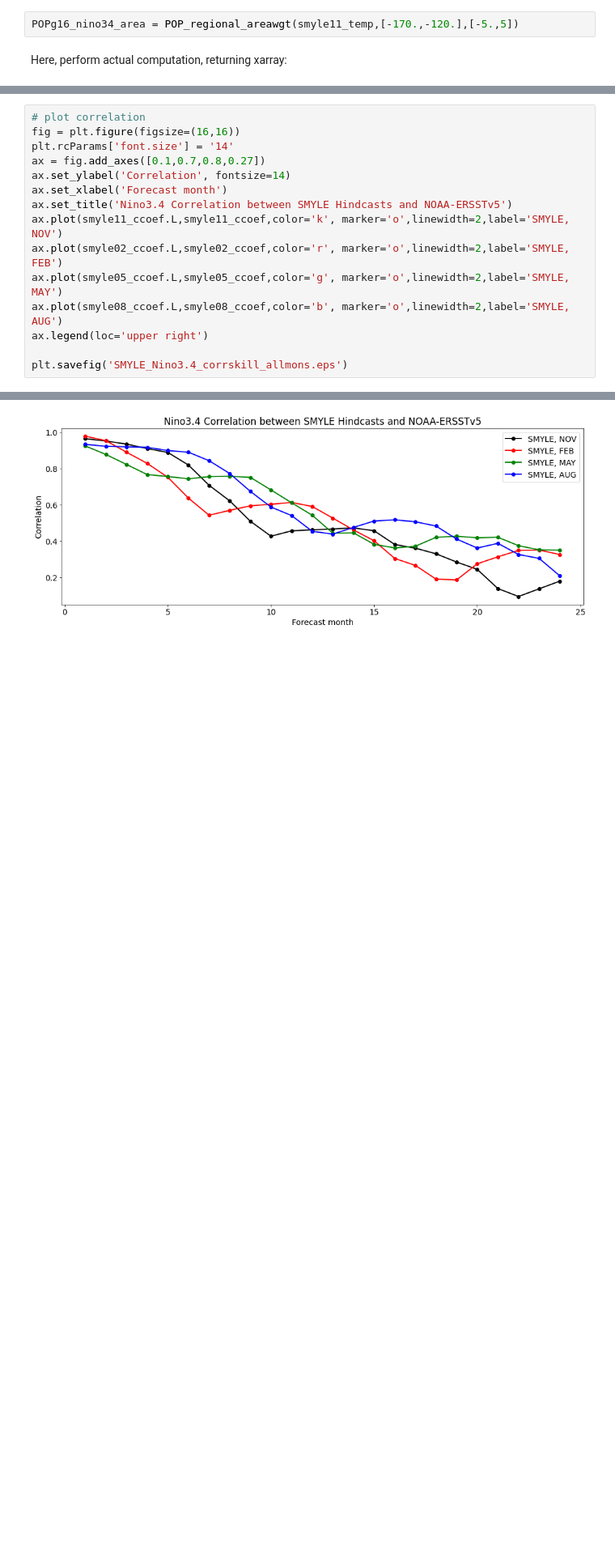
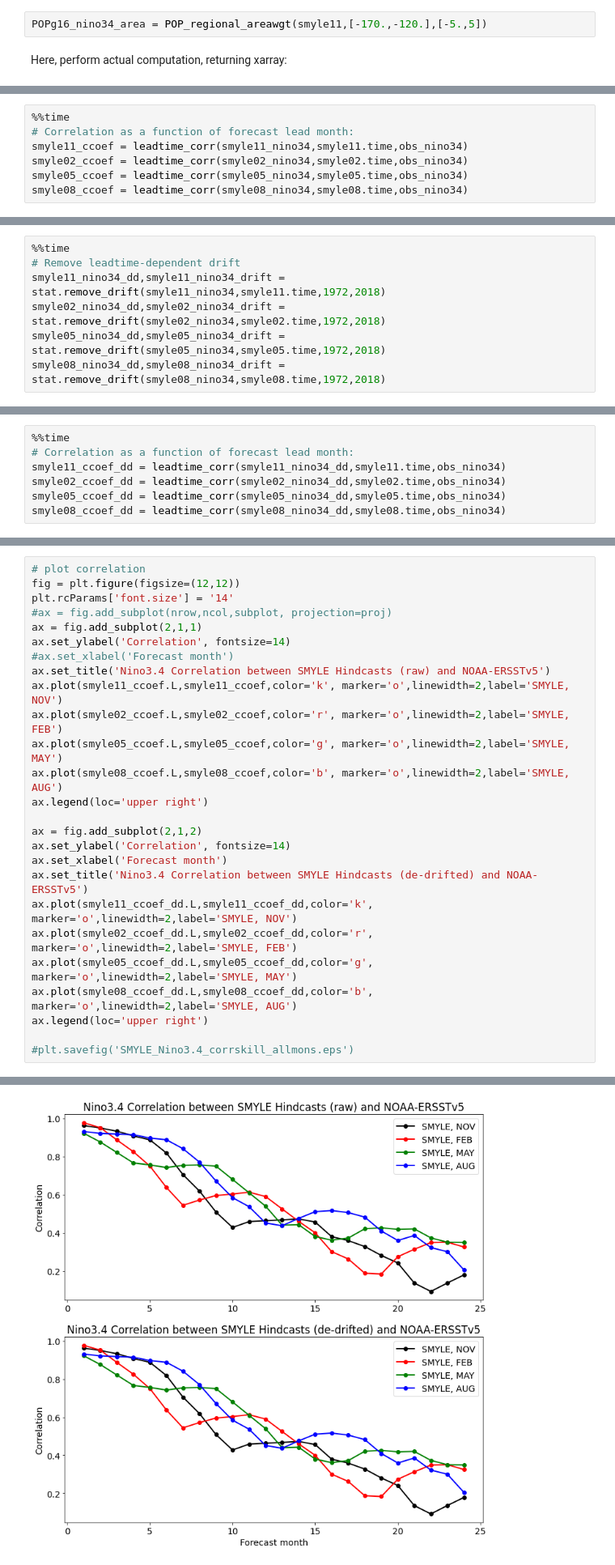
Before and after one commit to NCAR/SMYLE-analysis, a Jupyter notebook: notebooks/Nino3.4_check.ipynb, the cells around one changed output, grey strips where cells are left out. Shown at 81% size. Saved outputs shown, nothing was run; the diff lists cells and outputs as text; blank space fills up the shorter version.

Commit message:
Nino3.4_check notebook now uses new utility functions and demonstrates basic correlation, RMSE, and bias computations

```diff
--- a/notebooks/Nino3.4_check.ipynb
+++ b/notebooks/Nino3.4_check.ipynb
@@ -275,6 +274,6 @@ def POP_regional_areawgt(ds,lon_lim,lat_lim):
     region = (tlat>=lat_lim[0]) & (tlat<=lat_lim[1]) & (tlon>=lon_lim[0]) & (tlon<=lon_lim[1])
     return xr.where(region,tarea.fillna(0),0)
 # %%
-POPg16_nino34_area = POP_regional_areawgt(smyle11_temp,[-170.,-120.],[-5.,5])
+POPg16_nino34_area = POP_regional_areawgt(smyle11,[-170.,-120.],[-5.,5])
 # %% [markdown]
 Here, perform actual computation, returning xarray:
@@ -442,0 +408,7 @@ Wall time: 831 ms
+# %%
+%%time
+# Correlation as a function of forecast lead month:
+smyle11_ccoef = leadtime_corr(smyle11_nino34,smyle11.time,obs_nino34)
+smyle02_ccoef = leadtime_corr(smyle02_nino34,smyle02.time,obs_nino34)
+smyle05_ccoef = leadtime_corr(smyle05_nino34,smyle05.time,obs_nino34)
+smyle08_ccoef = leadtime_corr(smyle08_nino34,smyle08.time,obs_nino34)
@@ -442,0 +418,7 @@ Wall time: 831 ms
+# %%
+%%time
+# Remove leadtime-dependent drift
+smyle11_nino34_dd,smyle11_nino34_drift = stat.remove_drift(smyle11_nino34,smyle11.time,1972,2018)
+smyle02_nino34_dd,smyle02_nino34_drift = stat.remove_drift(smyle02_nino34,smyle02.time,1972,2018)
+smyle05_nino34_dd,smyle05_nino34_drift = stat.remove_drift(smyle05_nino34,smyle05.time,1972,2018)
+smyle08_nino34_dd,smyle08_nino34_drift = stat.remove_drift(smyle08_nino34,smyle08.time,1972,2018)
@@ -442,0 +428,7 @@ Wall time: 831 ms
+# %%
+%%time
+# Correlation as a function of forecast lead month:
+smyle11_ccoef_dd = leadtime_corr(smyle11_nino34_dd,smyle11.time,obs_nino34)
+smyle02_ccoef_dd = leadtime_corr(smyle02_nino34_dd,smyle02.time,obs_nino34)
+smyle05_ccoef_dd = leadtime_corr(smyle05_nino34_dd,smyle05.time,obs_nino34)
+smyle08_ccoef_dd = leadtime_corr(smyle08_nino34_dd,smyle08.time,obs_nino34)
@@ -443,16 +438,27 @@ Wall time: 831 ms
 # %%
 # plot correlation
-fig = plt.figure(figsize=(16,16))
+fig = plt.figure(figsize=(12,12))
 plt.rcParams['font.size'] = '14'
-ax = fig.add_axes([0.1,0.7,0.8,0.27])
+#ax = fig.add_subplot(nrow,ncol,subplot, projection=proj)
+ax = fig.add_subplot(2,1,1)
 ax.set_ylabel('Correlation', fontsize=14)
-ax.set_xlabel('Forecast month')
-ax.set_title('Nino3.4 Correlation between SMYLE Hindcasts and NOAA-ERSSTv5')
+#ax.set_xlabel('Forecast month')
+ax.set_title('Nino3.4 Correlation between SMYLE Hindcasts (raw) and NOAA-ERSSTv5')
 ax.plot(smyle11_ccoef.L,smyle11_ccoef,color='k', marker='o',linewidth=2,label='SMYLE, NOV')
 ax.plot(smyle02_ccoef.L,smyle02_ccoef,color='r', marker='o',linewidth=2,label='SMYLE, FEB')
 ax.plot(smyle05_ccoef.L,smyle05_ccoef,color='g', marker='o',linewidth=2,label='SMYLE, MAY')
 ax.plot(smyle08_ccoef.L,smyle08_ccoef,color='b', marker='o',linewidth=2,label='SMYLE, AUG')
 ax.legend(loc='upper right')
 
-plt.savefig('SMYLE_Nino3.4_corrskill_allmons.eps')
+ax = fig.add_subplot(2,1,2)
+ax.set_ylabel('Correlation', fontsize=14)
+ax.set_xlabel('Forecast month')
+ax.set_title('Nino3.4 Correlation between SMYLE Hindcasts (de-drifted) and NOAA-ERSSTv5')
+ax.plot(smyle11_ccoef_dd.L,smyle11_ccoef_dd,color='k', marker='o',linewidth=2,label='SMYLE, NOV')
+ax.plot(smyle02_ccoef_dd.L,smyle02_ccoef_dd,color='r', marker='o',linewidth=2,label='SMYLE, FEB')
+ax.plot(smyle05_ccoef_dd.L,smyle05_ccoef_dd,color='g', marker='o',linewidth=2,label='SMYLE, MAY')
+ax.plot(smyle08_ccoef_dd.L,smyle08_ccoef_dd,color='b', marker='o',linewidth=2,label='SMYLE, AUG')
+ax.legend(loc='upper right')
+
+#plt.savefig('SMYLE_Nino3.4_corrskill_allmons.eps')
 # %% [output]
@@ -461 +466 @@ The PostScript backend does not support transparency; partially transparent arti
-[figure, old version]
+[figure, new version]
```
Also changed, not shown: parts of 54 cells of this notebook.
